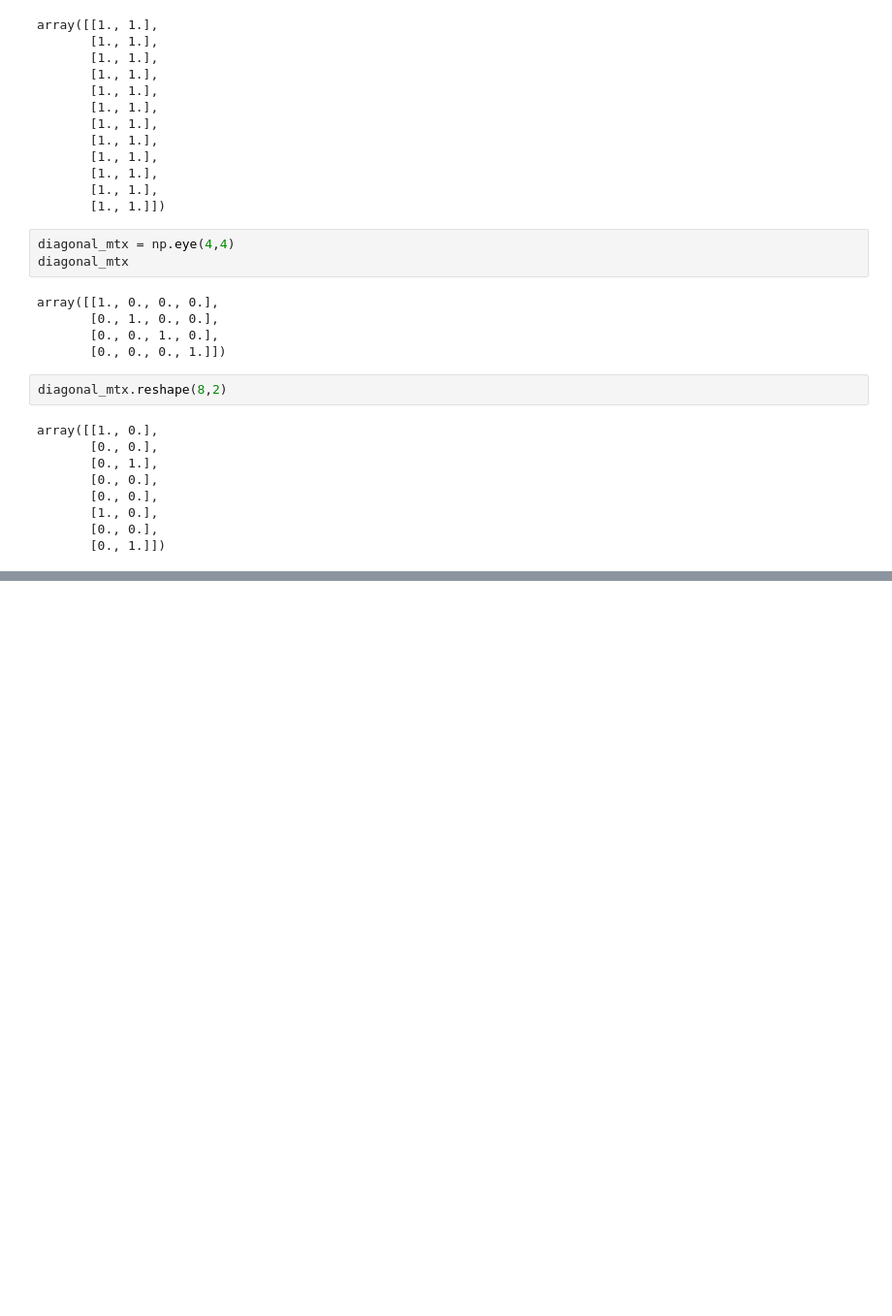
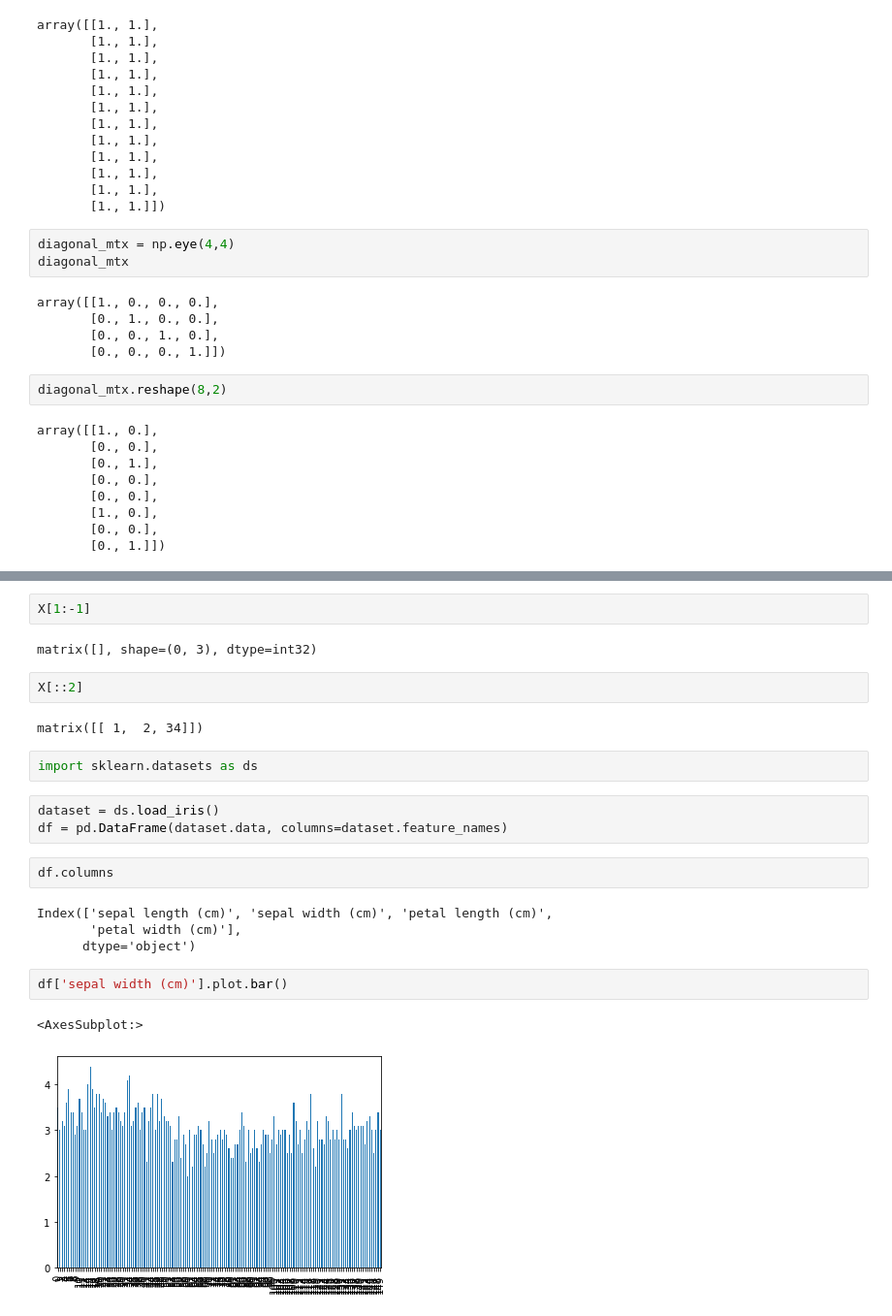
Before and after one commit to CS-dept-Vivekananda-Centenary-College/freecodecamp-Data-analysis-tutorial-exercises, a Jupyter notebook: Class-exercises/class2.ipynb, the cells around one changed output, grey strips where cells are left out. Shown at 97% size. Drawn from its saved outputs; the diff is of its cells as text; blank space fills up the shorter version.

```diff
--- a/Class-exercises/class2.ipynb
+++ b/Class-exercises/class2.ipynb
@@ -149,0 +181,24 @@ array([[1., 0.],
+# %%
+X[1:-1]
+# %% [output]
+matrix([], shape=(0, 3), dtype=int32)
+# %%
+X[::2]
+# %% [output]
+matrix([[ 1,  2, 34]])
+# %%
+import sklearn.datasets as ds
+# %%
+dataset = ds.load_iris()
+df = pd.DataFrame(dataset.data, columns=dataset.feature_names)
+# %%
+df.columns
+# %% [output]
+Index(['sepal length (cm)', 'sepal width (cm)', 'petal length (cm)',
+       'petal width (cm)'],
+      dtype='object')
+# %%
+df['sepal width (cm)'].plot.bar()
+# %% [output]
+<AxesSubplot:>
+[figure, added]
```
Also changed, not shown: parts of 10 cells of this notebook.
